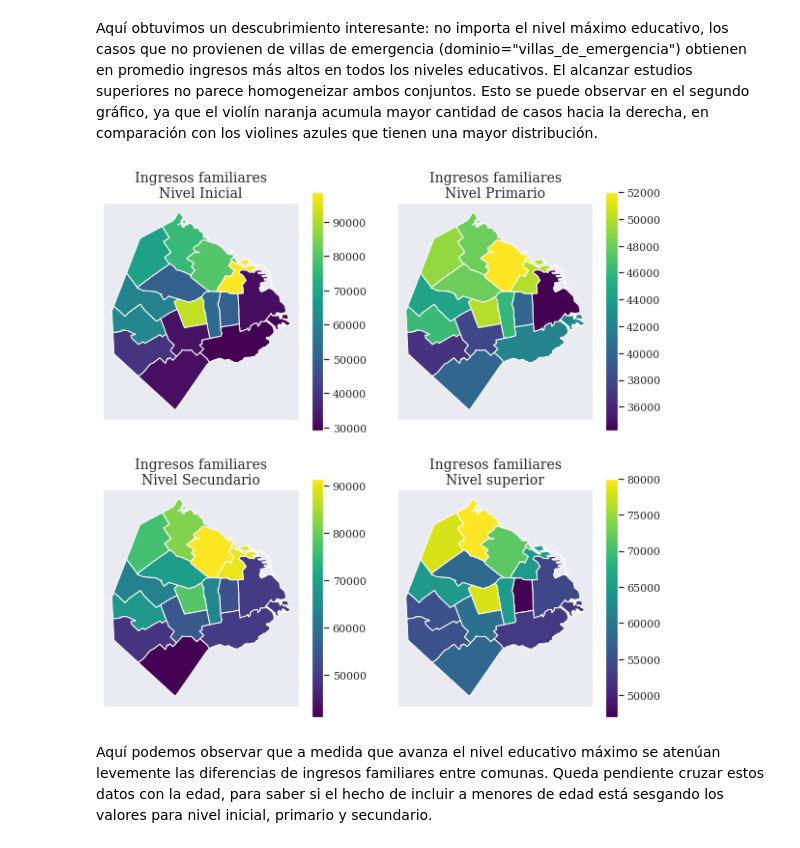
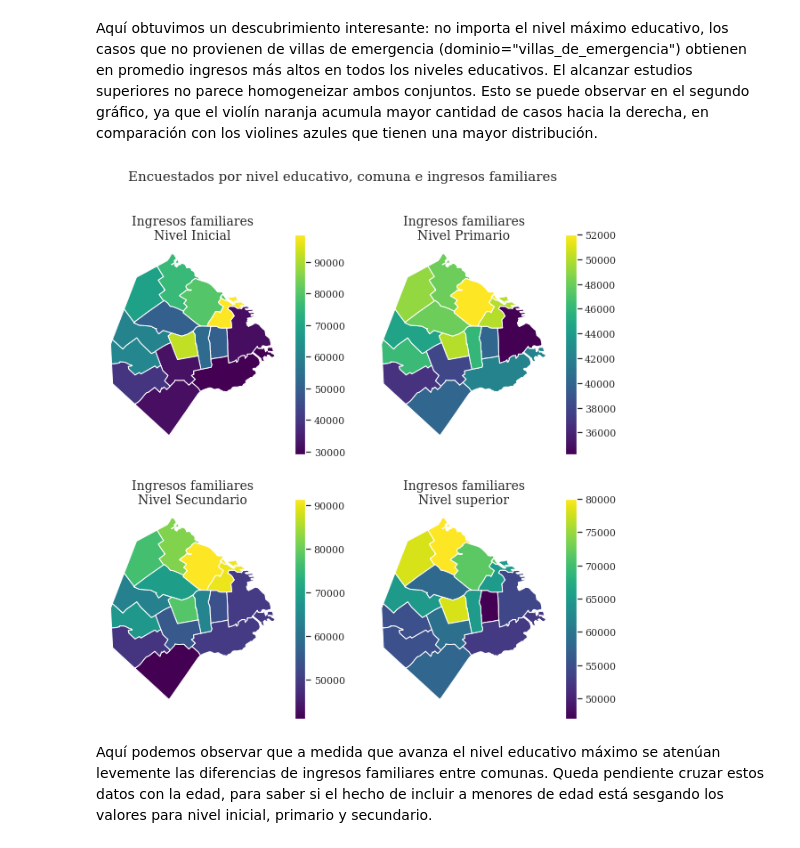
Before and after one commit to JuanMCarini/CoderHouse_DataScience_ProyectoFinal, a Jupyter notebook: Proyecto Final.ipynb, the cells around one changed output. Drawn from its saved outputs; the diff is of its cells as text; code cells hidden in the pictures.

```diff
--- a/Proyecto Final.ipynb
+++ b/Proyecto Final.ipynb
@@ -548,13 +559,14 @@ fig.savefig('Informe/Imagenes/ABCatVsNum3.png');
 Ahora probemos sin los outliers, poniendo como tope el percentil 75 del valor de target con mayor valor de ingresos (secundario completo)
 # %%
 fig, ax = plt.subplots(figsize=(22,5))
+plt.rcParams.update({"font.size":9,"axes.titlesize":25,"axes.labelsize":15})
 
 sns.boxplot(data=df[df['ingresos_totales']<(df[df['Target']=='sec_completo']['ingresos_totales'].describe()['75%'])],
          y = 'Target',
          x='ingresos_totales',
          ax=ax).set(title="Ingresos totales por nivel máximo educativo",
-         ylabel="Nivel máximo educativo",
-         xlabel="Ingresos totales")
+                    ylabel="Nivel máximo educativo",
+                    xlabel="Ingresos totales")
 
 fig.savefig('Informe/Imagenes/ABCatVsNum3Bis.png');
 # %% [output]
@@ -563,12 +575,13 @@ fig.savefig('Informe/Imagenes/ABCatVsNum3Bis.png');
 Parece que para el nivel inicial la remoción de outliers en otra categoría sigue siendo insuficiente para mostrar la distribución real de la variable. Echemos un vistazo a los valores de esta categoría.
 # %%
 fig, ax = plt.subplots(figsize=(8,5))
+plt.rcParams.update({"font.size":9,"axes.titlesize":15,"axes.labelsize":15})
 
 sns.histplot(data=df[df['Target']=='inicial'],
              x='ingresos_totales',
-             bins=10).set(title='Igresos totales',
+             bins=10).set(title="Ingresos totales para encuestados del nivel inicial",
                           ylabel="Cantidad de Encuestados",
-                          xlabel="Ingresos totales")
+                          xlabel=etiquetas['ingresos_totales'])
 
 fig.savefig('Informe/Imagenes/ABCatVsNum4.png');
 # %% [output]
@@ -577,6 +590,7 @@ fig.savefig('Informe/Imagenes/ABCatVsNum4.png');
 Logicamente, la enorme mayoría de los ingresos para el valor inicial dan 0, puesto que incluye a personas que en ese momento estaban cursando su educación inicial, por lo que tenían entre 2 y 6 años.
 # %%
 fig, ax = plt.subplots(figsize=(22,5))
+plt.rcParams.update({"font.size":9,"axes.titlesize":25,"axes.labelsize":15})
 
 sns.boxplot(y = 'Target',
             x='ingresos_familiares',
@@ -593,9 +607,6 @@ En definitiva, se observa un corrimiento de los valores centrales (dentro de la
 ### Variable numéricas con comuna
 # %%
 # Unimos ambos datasets
-from tkinter import Variable
-
-
 m = gpd.GeoDataFrame(pd.merge(pd.DataFrame(df.value_counts(['Target','comuna'])).reset_index(),
                                     comunas[["COMUNAS","geometry"]],left_on="comuna",right_on="COMUNAS"))
 #Renombramos una columna para que lo pueda procesar la función de geopandas
@@ -616,12 +627,15 @@ def mapa(variable,etiqueta,fila,columna):
   #Título y etiquetas de variables
   ax[fila,columna].set_title(etiqueta,size=12)
   ax[fila,columna].get_xaxis().set_visible(False)
-  ax[fila,columna].get_yaxis().set_visible(False);
+  ax[fila,columna].get_yaxis().set_visible(False)
+  ax[fila,columna].set_facecolor(color='w');
 
 mapa("superior","Nivel superior",1,1)
 mapa("sec_completo","Nivel Secundario",1,0)
 mapa("prim_completo","Nivel Primario",0,1)
 mapa("inicial","Nivel Inicial",0,0)
 
+fig.suptitle("Encuestados por nivel educativo y comuna",fontsize=30)
+
 fig.savefig('Informe/Imagenes/ABCatVsNum6.png');
 # %% [output]
@@ -710,33 +728,36 @@ Aquí obtuvimos un descubrimiento interesante: no importa el nivel máximo educa
 # %%
 # Unimos ambos datasets
 df2 = df.groupby(["comuna",'Target']).agg({'ingresos_familiares':"median"}).reset_index() #Tomamos la mediana de los ingresos familiares
 
 df2 = gpd.GeoDataFrame(pd.merge(df2,comunas[["COMUNAS","geometry"]],left_on="comuna",right_on="COMUNAS"))
 
 #comunas.iloc[:,0:15] = comunas.iloc[:,0:15].applymap(int)
 
 #generamos el lienzo
 fig , ax = plt.subplots(figsize=(10,10),ncols=2,nrows=2,sharex=True,sharey=True)
 plt.rcParams.update({"font.size":12,"axes.titlesize":25,"axes.labelsize":15, 'font.family':'serif'})
 
 def mapa(variable,etiqueta,fila,columna):
   #mapa
   df2[df2['Target']==variable].plot(column='ingresos_familiares',
                                             legend=True,cmap="viridis",legend_kwds={'label': ""},ax=ax[fila,columna])
 
   #Título y etiquetas de variables
   ax[fila,columna].set_title('Ingresos familiares\n' + etiqueta,size=14)
   ax[fila,columna].get_xaxis().set_visible(False)
-  ax[fila,columna].get_yaxis().set_visible(False);
+  ax[fila,columna].get_yaxis().set_visible(False)
+  ax[fila,columna].set_facecolor(color='w');
 
 mapa("superior","Nivel superior",1,1)
 mapa("sec_completo","Nivel Secundario",1,0)
 mapa("prim_completo","Nivel Primario",0,1)
 mapa("inicial","Nivel Inicial",0,0)
 
+fig.suptitle("Encuestados por nivel educativo, comuna e ingresos familiares",fontsize=15);
+
 fig.savefig('Informe/Imagenes/AMIngVsComuna.png');
 # %% [output]
-[figure, old version]
+[figure, new version]
 # %% [markdown]
 Aquí podemos observar que a medida que avanza el nivel educativo máximo se atenúan levemente las diferencias de ingresos familiares entre comunas. Queda pendiente cruzar estos datos con la edad, para saber si el hecho de incluir a menores de edad está sesgando los valores para nivel inicial, primario y secundario.
 # %% [markdown]
```
Also changed, not shown: parts of 49 cells of this notebook, 4 other files.
